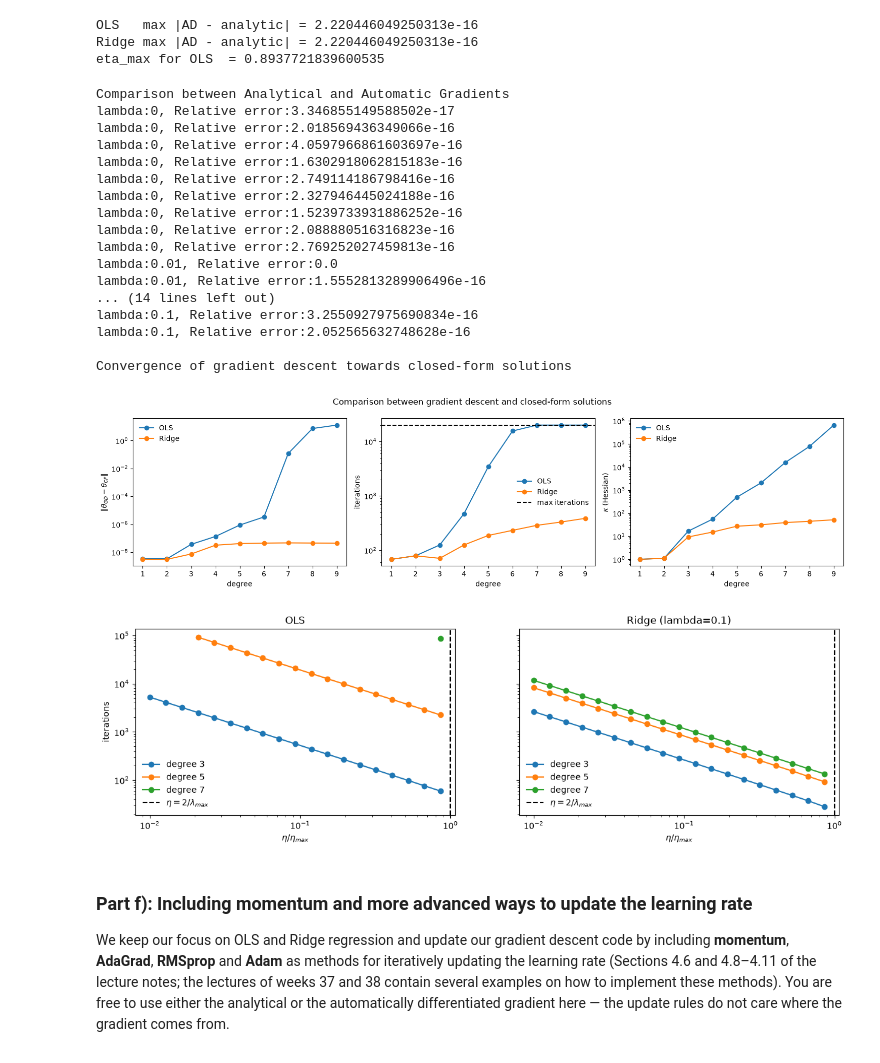
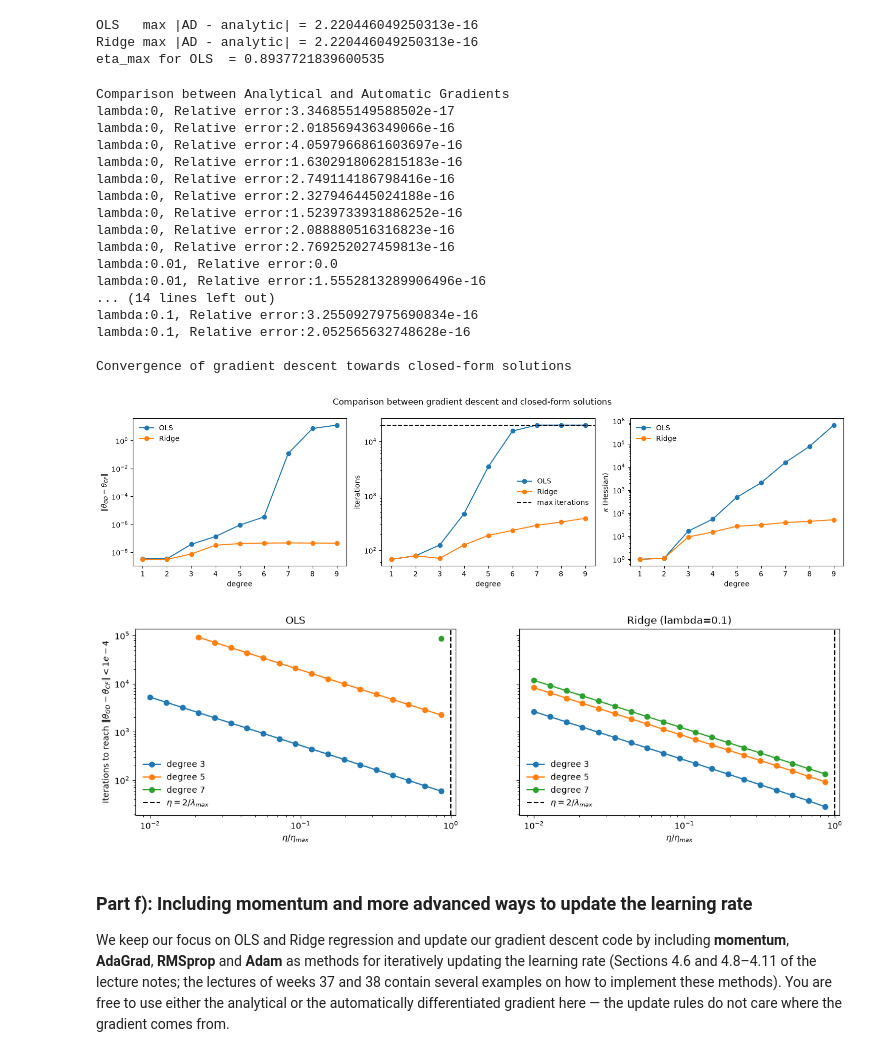
Before and after one commit to GiacomoSaporetti/FYS-STK4155-Project1, a Jupyter notebook: Project1.ipynb, the cells around one changed output. Saved outputs shown, nothing was run; the diff lists cells and outputs as text; code cells hidden in the pictures.

```diff
--- a/Project1.ipynb
+++ b/Project1.ipynb
@@ -307,10 +307,13 @@ plt.show()
 
 # Theta graph
 for i in degrees_to_test:
-    plt.plot(np.arange(i, 16), thetas_ols[i], label=f"Theta {i}", color=(i/15,1-i/15,i/15,1))
-    plt.xlabel("degree")
-    plt.ylabel("Theta")
-    plt.title("Theta as a function of the polynomial degree")
+    plt.plot(np.arange(i, 16), np.abs(thetas_ols[i]), label=rf"|$\theta_{{{i}}}$|", color=(i/15,1-i/15,i/15,1))
+theta_norm_ols = [np.sqrt(sum(thetas_ols[i][p - max(i, 1)]**2 for i in range(p + 1))) for p in degrees_to_test]
+plt.plot(degrees_to_test, theta_norm_ols, color=(1,0,0), label=rf"$||\theta||_{{{2}}}$")
+plt.xlabel("degree")
+plt.ylabel("Theta")
+plt.yscale("log")
+plt.title("Theta as a function of the polynomial degree")
 plt.legend(loc='center right', bbox_to_anchor=(0.8, 0., 0.5, 0.5))
 plt.show()
 # %% [output]
@@ -331,17 +334,17 @@ def mean_test_mse(n_, sigma, degrees, n_reps=20):
     return out.mean(axis=0)
 
 plt.figure()
-for n_ in (100, 200, 500, 1000):
-    plt.plot(degrees_to_test, mean_test_mse(n_, 0.1, degrees_to_test), label=f"n={n_}")
+for i, n_ in enumerate((100, 200, 500, 1000)):
+    plt.plot(degrees_to_test, mean_test_mse(n_, 0.1, degrees_to_test), label=f"n={n_}", color=(i/4, 0, 1-i/4))
 plt.xlabel("degree"); plt.ylabel("Test MSE"); plt.yscale("log")
-plt.title("Test MSE vs degree, for different n (sigma=0.1)")
+plt.title(r"Test MSE vs degree, for different n ($\sigma$=0.1)")
 plt.legend(); plt.show()
 
 # Dependence on the noise level sigma (n fixed at 100)
 plt.figure()
-for sigma_ in (0.01, 0.1, 0.3, 0.5):
-    plt.plot(degrees_to_test, mean_test_mse(100, sigma_, degrees_to_test), label=f"sigma={sigma_}")
+for i, sigma_ in enumerate((0.01, 0.1, 0.3, 0.5)):
+    plt.plot(degrees_to_test, mean_test_mse(100, sigma_, degrees_to_test), label=rf"$\sigma$={sigma_}", color=(i/4, 0, 1-i/4))
 plt.xlabel("degree"); plt.ylabel("Test MSE"); plt.yscale("log")
-plt.title("Test MSE vs degree, for different sigma (n=100)")
+plt.title(r"Test MSE vs degree, for different $\sigma$ (n=100)")
 plt.legend(); plt.show()
 # %% [output]
@@ -622,17 +802,6 @@ def gradient_descent(eta, X, y, tol=1e-8, type="analytical", lam=0, num_iters=20
 # %%
-def hessian_eigs(X, lam=0.0):
-    n = len(X)
-    return np.linalg.eigvalsh((2.0 / n) * X.T @ X + 2.0 * lam * np.eye(X.shape[1]))
-
-
-def standardized_data(degree, lam=0):
-    poly = Nth_degree_solver(degree, x, y, lam)
-    poly.solve()
-    return poly.X_train_norm, poly.y_train_norm, poly.get_thetas()
-
+# Verify that analytical and automatic gradient agree to machine precision for both OLS and Ridge
 degrees = np.arange(1, 10)
-
-# Verify that analytical and automatic gradient agree to machine precision for both OLS and Ridge
 print("Comparison between Analytical and Automatic Gradients")
 for lam in [0, 0.01, 0.1]:
     for p in degrees:
@@ -695,35 +864,35 @@ for ax_, lam in zip(axs, [0, lam_ridge]):
             with np.errstate(all="ignore"):
                 h, t = gradient_descent(r*eta_max, Xs, ys, lam=lam, theta_hat=th_cf, theta_tol=acc, num_iters=max_it)
                 ok = np.linalg.norm(h[-1] - th_cf) < acc
             # Append Nan if diverges
             iters.append(t if ok else np.nan)
         ax_.loglog(ratios, iters, 'o-', label=f"degree {p}")
     ax_.axvline(1, color='k', ls='--', label=r"$\eta=2/\lambda_{max}$")
     ax_.set_xlabel(r"$\eta/\eta_{max}$")
     ax_.set_title("OLS" if lam == 0 else f"Ridge (lambda={lam})")
     ax_.legend(frameon=False)
-axs[0].set_ylabel("iterations")
+axs[0].set_ylabel(r"Iterations to reach $\|\theta_{GD}-\theta_{CF}\|<1e-4$")
 plt.show()
 # %% [output]
 Comparison between Analytical and Automatic Gradients
 lambda:0, Relative error:3.346855149588502e-17
 lambda:0, Relative error:2.018569436349066e-16
 lambda:0, Relative error:4.0597966861603697e-16
 lambda:0, Relative error:1.6302918062815183e-16
 lambda:0, Relative error:2.749114186798416e-16
 lambda:0, Relative error:2.327946445024188e-16
 lambda:0, Relative error:1.5239733931886252e-16
 lambda:0, Relative error:2.088880516316823e-16
 lambda:0, Relative error:2.769252027459813e-16
 lambda:0.01, Relative error:0.0
 lambda:0.01, Relative error:1.5552813289906496e-16
 ... (14 lines left out)
 lambda:0.1, Relative error:3.2550927975690834e-16
 lambda:0.1, Relative error:2.052565632748628e-16
 
 Convergence of gradient descent towards closed-form solutions
 [figure]
-[figure, old version]
+[figure, new version]
 # %% [markdown]
 ### Part f): Including momentum and more advanced ways to update the learning rate
 
```
Also changed, not shown: parts of 8 cells of this notebook, 2 other files.
